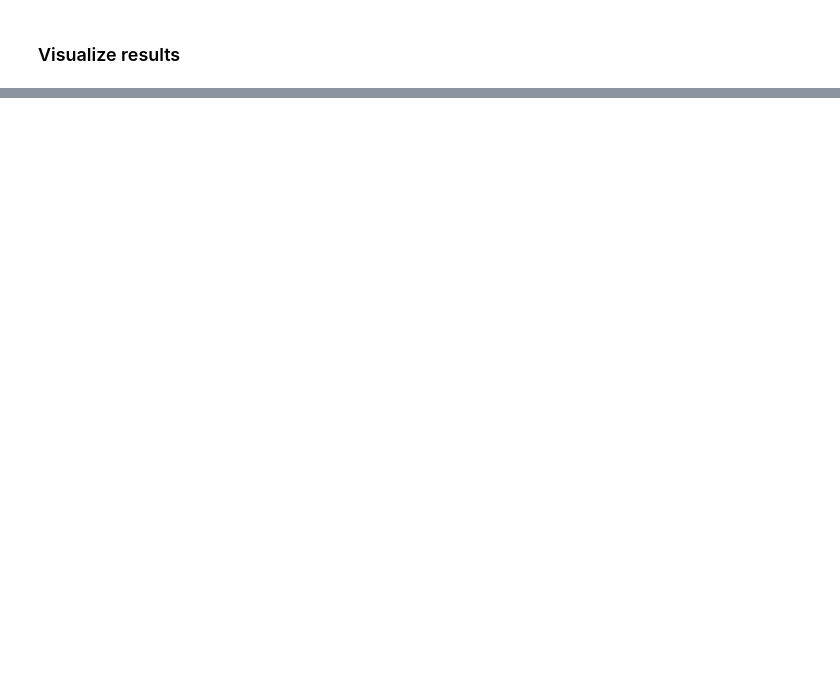
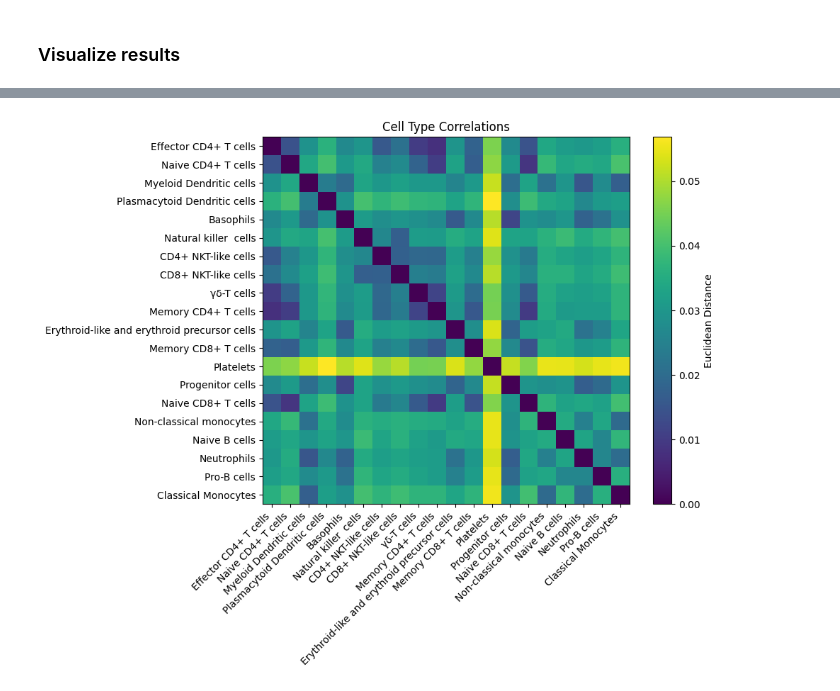
Before and after one commit to LeoAnd00/Masters_Thesis, a Jupyter notebook: code/cell_type_representation/visualizations/Fig_attention_between_HVGs.ipynb, the cells around one changed output, grey strips where cells are left out. Saved outputs shown, nothing was run; the diff lists cells and outputs as text; code cells hidden in the pictures; blank space fills up the shorter version.

```diff
--- a/code/cell_type_representation/visualizations/Fig_attention_between_HVGs.ipynb
+++ b/code/cell_type_representation/visualizations/Fig_attention_between_HVGs.ipynb
@@ -35,0 +46,4 @@ VisEnv.HeatMapVisualization(cell_type="Classical Monocytes", num_of_top_genes=50
+# %%
+VisEnv.VisualizeCellTypeCorrelations()
+# %% [output]
+[figure, added]
```
Also changed, not shown: parts of 10 cells of this notebook, 1 other file.
